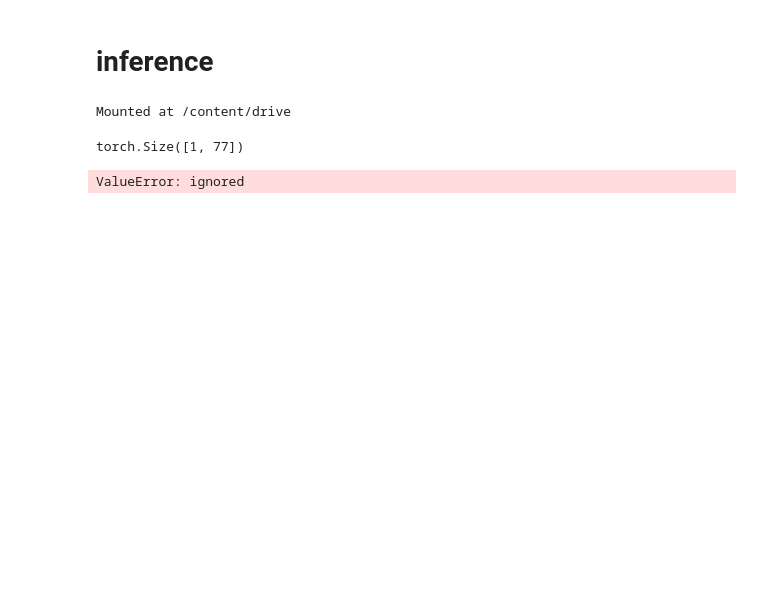
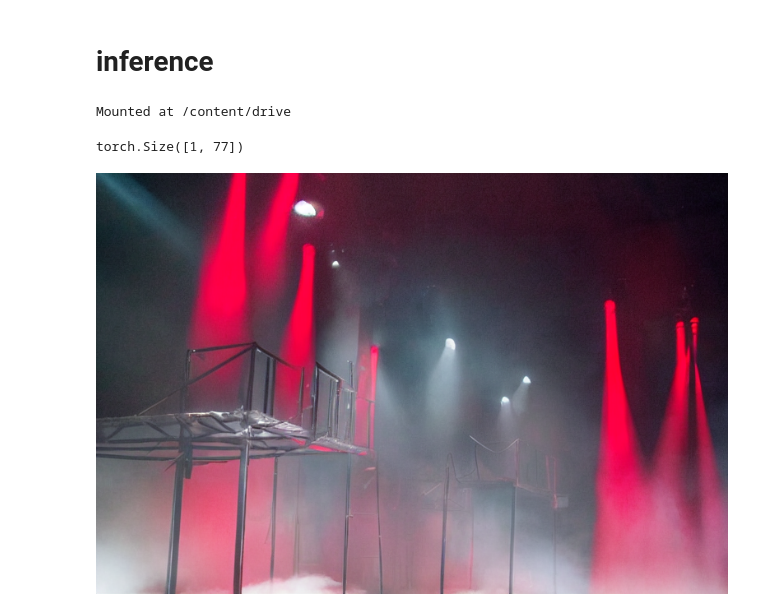
Before and after one commit to faranak5171/Stable-Diffusion, a Jupyter notebook: Latent_DiffusionModels.ipynb, the cells around one changed output. Cells and saved outputs as stored; diff of their text form; code cells hidden in the pictures; blank space fills up the shorter version.

Commit message:
last step

```diff
--- a/Latent_DiffusionModels.ipynb
+++ b/Latent_DiffusionModels.ipynb
@@ -96,7 +96,7 @@ drive.mount('/content/drive')
 # %% [output]
 Mounted at /content/drive
 # %%
-prompt = ["fogs on stilts on a red stage with violin"]
+prompt = ["fogs on stilts on a red stage"]
 height = 512 #image height
 width = 768 #image width
 num_inference_steps = 50 #run 50 steps
@@ -111,7 +111,7 @@ text_input["input_ids"].shape
 # %% [output]
 torch.Size([1, 77])
 # %%
-
+# we put text_input through the network twice, one with text embeddings and one without it
 with torch.no_grad():
   text_embeddings = text_encoder(text_input.input_ids.to(device))[0]
 max_length = text_input.input_ids.shape[-1]
@@ -120,50 +120,50 @@ uncond_input = tokenizer(
 )
 with torch.no_grad():
   uncond_embeddings = text_encoder(uncond_input.input_ids.to(device))[0]
+
+# Concate text_embedding with prompt words woth blank texts
 text_embeddings = torch.cat([uncond_embeddings, text_embeddings])
 
-# Prep Scheduler
+# Prep Scheduler to produce different number of noises
+# distribute the amount of noise from 0 to 50 steps
 scheduler.set_timesteps(num_inference_steps)
 
-# Prep latents
-latents = torch.randn(
-(batch_size, unet.in_channels, height // 8, width // 8),
-generator=generator,
-)
+# Prep latent noise, create a random number of rray
+latents = torch.randn( (batch_size, unet.in_channels, height // 8, width // 8), generator=generator,)
 
 latents = latents.to(device)
 latents = latents * scheduler.sigmas[0] # Need to scale to match k
 
-    # Loop
+# Loop - during these 50 steps we transform a fully noisy image to a reasonable image
 with autocast("cuda"):
-    for i, t in tqdm(enumerate(scheduler.timesteps)):
+    for i, t in tqdm(enumerate(scheduler.timesteps)): # we go through different timesteps
         # expand the latents if we are doing classifier-free guidance to avoid doing two forward passes.
         latent_model_input = torch.cat([latents] * 2)
         sigma = scheduler.sigmas[i]
+        # add noise to the latent space
         latent_model_input = latent_model_input / ((sigma**2 + 1) ** 0.5)
 
         # predict the noise residual
         with torch.no_grad():
             noise_pred = unet(latent_model_input, t, encoder_hidden_states=text_embeddings)["sample"]
 
         # perform guidance
         noise_pred_uncond, noise_pred_text = noise_pred.chunk(2)
         noise_pred = noise_pred_uncond + guidance_scale * (noise_pred_text - noise_pred_uncond)
 
         # compute the previous noisy sample x_t -> x_t-1
-        latents = scheduler.step(noise_pred, i, latents)["prev_sample"]
+        latents = scheduler.step(noise_pred, t, latents).prev_sample
 
 # scale and decode the image latents with vae
 latents = 1 / 0.18215 * latents
-
 with torch.no_grad():
-    image = vae.decode(latents)
+    image = vae.decode(latents).sample
 
 # Display
 image = (image / 2 + 0.5).clamp(0, 1)
 image = image.detach().cpu().permute(0, 2, 3, 1).numpy()
 images = (image * 255).round().astype("uint8")
 pil_images = [Image.fromarray(image) for image in images]
 pil_images[0]
 # %% [output]
-ValueError: ignored
+[figure, added]
```
Also changed, not shown: parts of 1 cell of this notebook.
